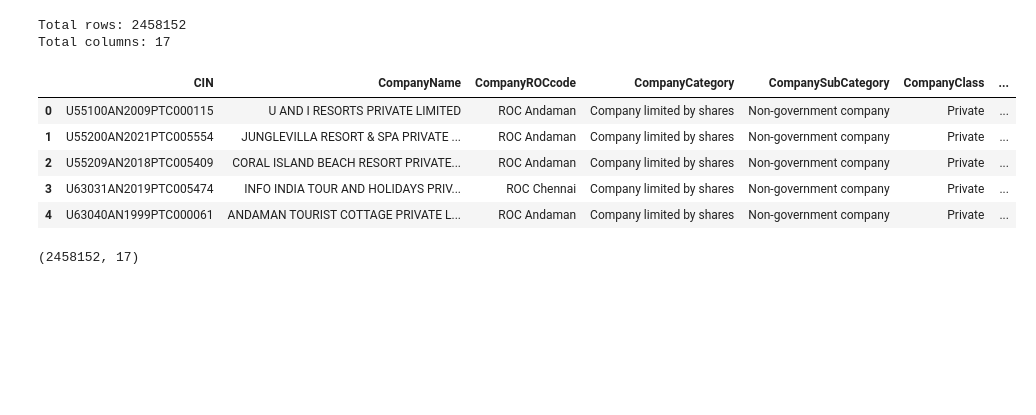
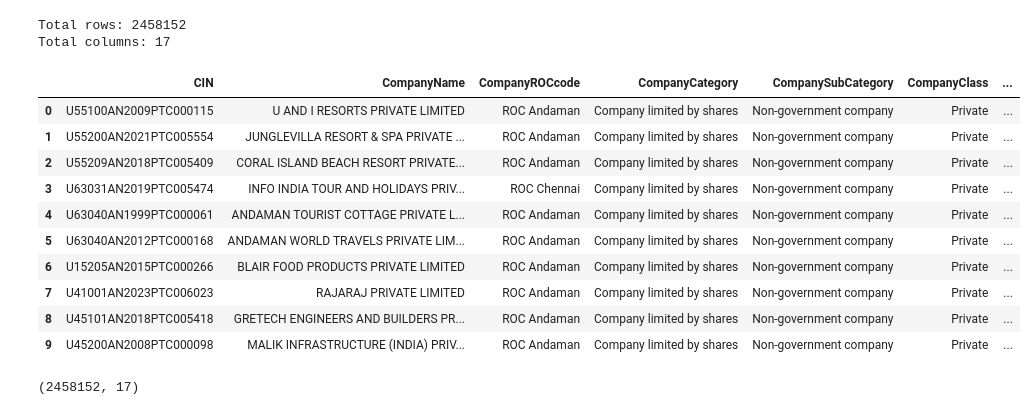
Before and after one commit to pi-mishra/Business-Formation-Trends-Market-Segmentation-for-Compliance-Services-in-India, a Jupyter notebook: analysis.ipynb, the cells around one changed output. Saved outputs shown, nothing was run; the diff lists cells and outputs as text; code cells hidden in the pictures; blank space fills up the shorter version.

```diff
--- a/analysis.ipynb
+++ b/analysis.ipynb
@@ -16,7 +34,7 @@ import matplotlib.ticker as mticker
 # %% [markdown]
 ## 📂 Data ingestion and data prepration
 # %%
-folder_path = R"D:\Downloads\MCA Data"
+folder_path = R"D:\Downloads\Python projects\MCA Data\DATA"
 
 csv_files = [f for f in os.listdir(folder_path) if f.endswith('.csv')]
 print(f"Total CSV files: {len(csv_files)}")
@@ -84,14 +102,19 @@ print("Total columns:", merged_df.shape[1])
 Total rows: 2458152
 Total columns: 17
 # %%
-merged_df.head()
+merged_df.head(10)
 # %% [output]
 |  | CIN | CompanyName | CompanyROCcode | CompanyCategory | CompanySubCategory | CompanyClass | ... |
 | 0 | U55100AN2009PTC000115 | U AND I RESORTS PRIVATE LIMITED | ROC Andaman | Company limited by shares | Non-government company | Private | ... |
 | 1 | U55200AN2021PTC005554 | JUNGLEVILLA RESORT & SPA PRIVATE ... | ROC Andaman | Company limited by shares | Non-government company | Private | ... |
 | 2 | U55209AN2018PTC005409 | CORAL ISLAND BEACH RESORT PRIVATE... | ROC Andaman | Company limited by shares | Non-government company | Private | ... |
 | 3 | U63031AN2019PTC005474 | INFO INDIA TOUR AND HOLIDAYS PRIV... | ROC Chennai | Company limited by shares | Non-government company | Private | ... |
 | 4 | U63040AN1999PTC000061 | ANDAMAN TOURIST COTTAGE PRIVATE L... | ROC Andaman | Company limited by shares | Non-government company | Private | ... |
+| 5 | U63040AN2012PTC000168 | ANDAMAN WORLD TRAVELS PRIVATE LIM... | ROC Andaman | Company limited by shares | Non-government company | Private | ... |
+| 6 | U15205AN2015PTC000266 | BLAIR FOOD PRODUCTS PRIVATE LIMITED | ROC Andaman | Company limited by shares | Non-government company | Private | ... |
+| 7 | U41001AN2023PTC006023 | RAJARAJ PRIVATE LIMITED | ROC Andaman | Company limited by shares | Non-government company | Private | ... |
+| 8 | U45101AN2018PTC005418 | GRETECH ENGINEERS AND BUILDERS PR... | ROC Andaman | Company limited by shares | Non-government company | Private | ... |
+| 9 | U45200AN2008PTC000098 | MALIK INFRASTRUCTURE (INDIA) PRIV... | ROC Andaman | Company limited by shares | Non-government company | Private | ... |
 # %%
 merged_df.shape #(rows, columns)
 # %% [output]
```
Also changed, not shown: parts of 16 cells of this notebook, 1 other file.
